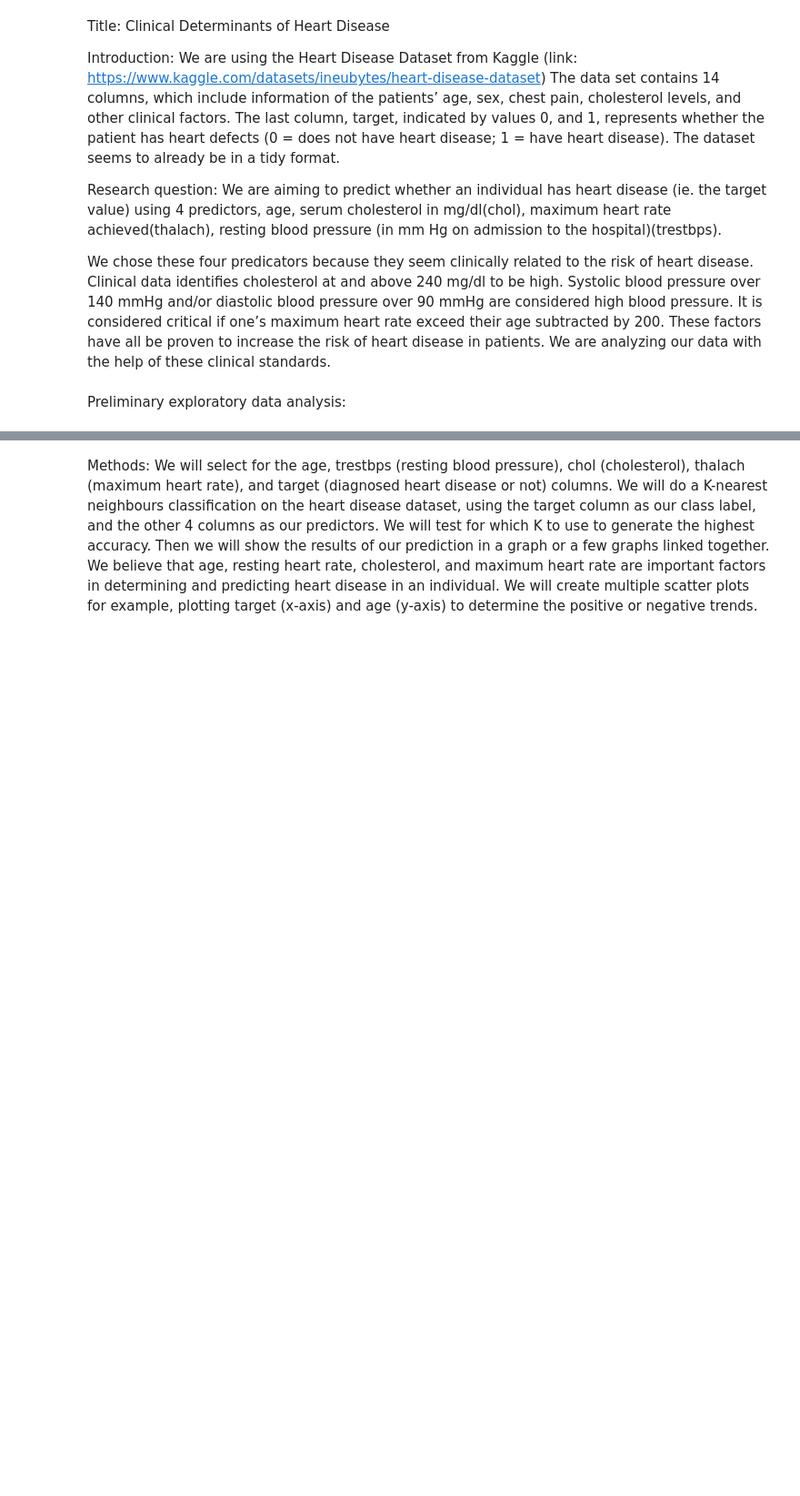
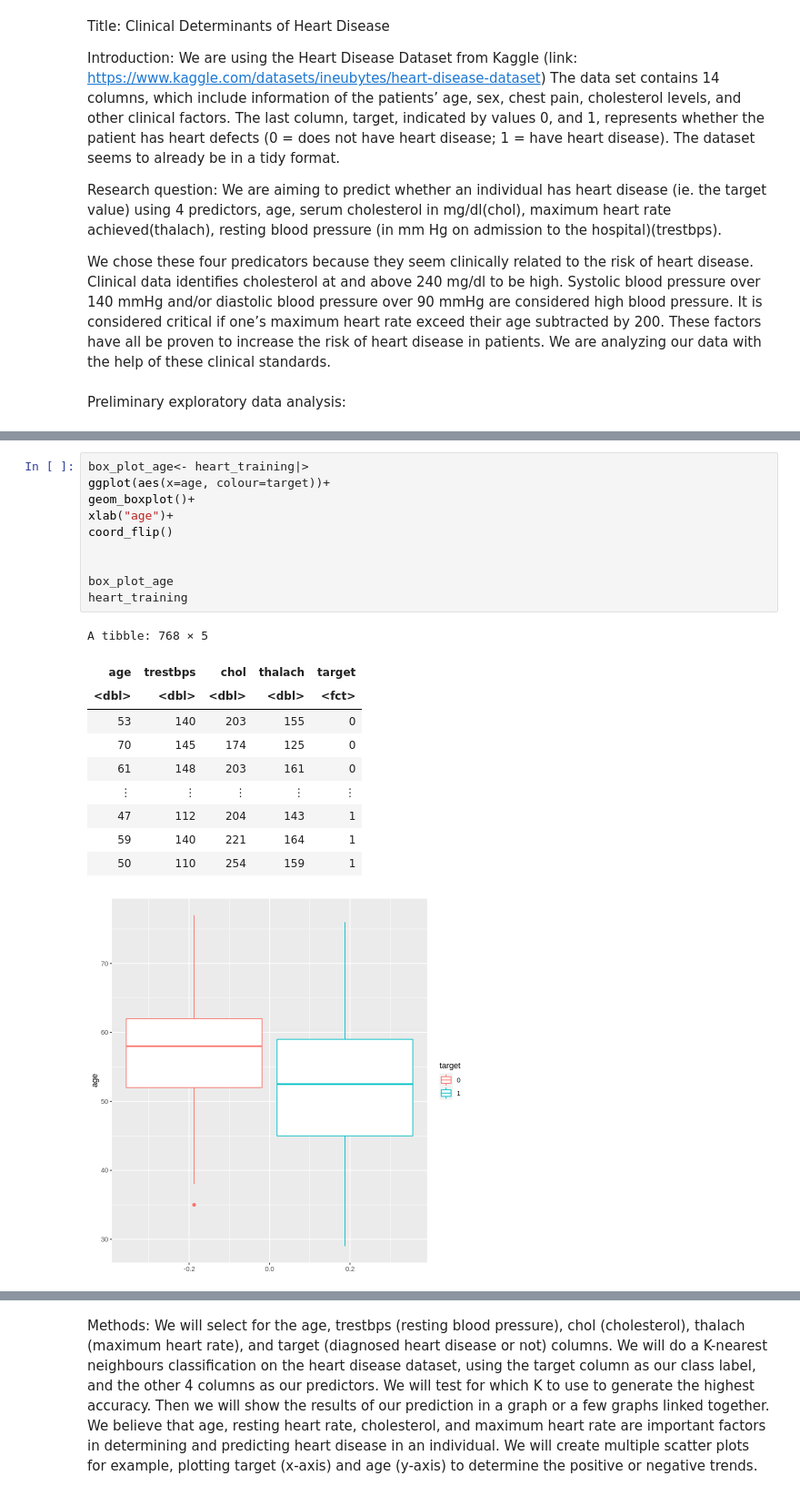
Before and after one commit to jewelw11/dsci-100-project, a Jupyter notebook: heart disease project.ipynb, the cells around one changed output, grey strips where cells are left out. Shown: that part at 91% size. Cells and saved outputs as stored; diff of their text form; blank space fills up the shorter version.

```diff
--- a/heart disease project.ipynb
+++ b/heart disease project.ipynb
@@ -85,0 +154,22 @@ plot
+# %%
+box_plot_age<- heart_training|>
+ggplot(aes(x=age, colour=target))+
+geom_boxplot()+
+xlab("age")+
+coord_flip()
+
+
+box_plot_age
+heart_training
+# %% [output]
+A tibble: 768 × 5
+| age | trestbps | chol | thalach | target |
+| <dbl> | <dbl> | <dbl> | <dbl> | <fct> |
+| 53 | 140 | 203 | 155 | 0 |
+| 70 | 145 | 174 | 125 | 0 |
+| 61 | 148 | 203 | 161 | 0 |
+| ⋮ | ⋮ | ⋮ | ⋮ | ⋮ |
+| 47 | 112 | 204 | 143 | 1 |
+| 59 | 140 | 221 | 164 | 1 |
+| 50 | 110 | 254 | 159 | 1 |
+[figure, added]
```
Also changed, not shown: parts of 23 cells of this notebook.
